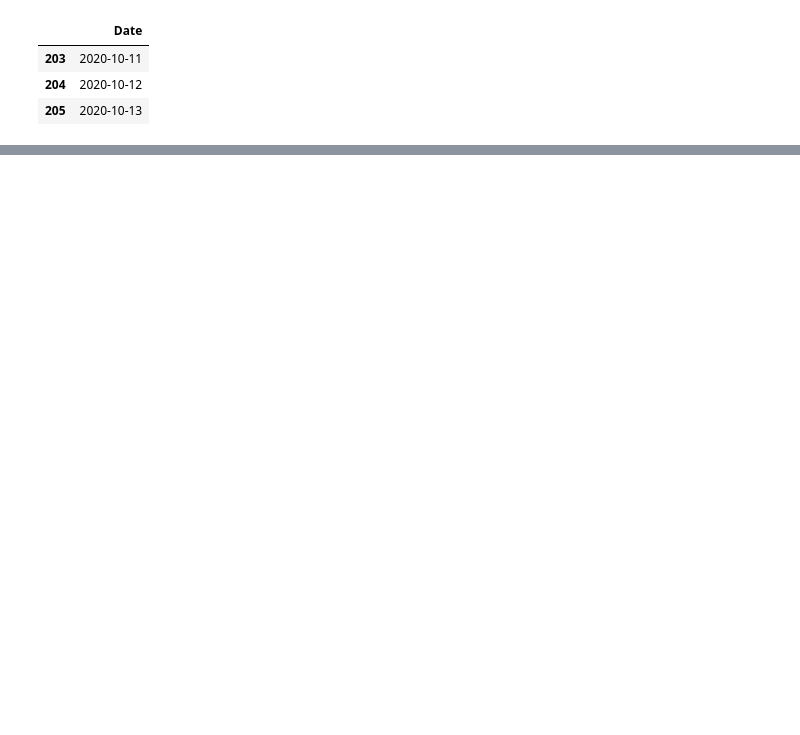
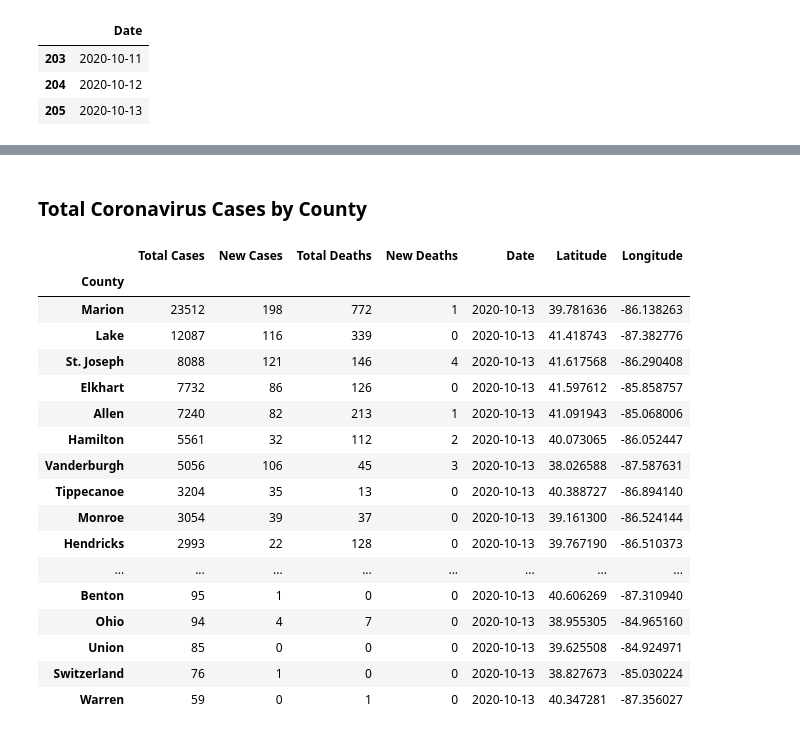
Before and after one commit to jbski/Covid19, a Jupyter notebook: Covid_19.ipynb, the cells around one changed output, grey strips where cells are left out. Drawn from its saved outputs; the diff is of its cells as text; code cells hidden in the pictures; blank space fills up the shorter version.

Commit message:
Update notebook with gmap information

```diff
--- a/Covid_19.ipynb
+++ b/Covid_19.ipynb
@@ -9,3 +12,6 @@ from config import rapid_api_key
 from config import rapidapi_host
 from pprint import pprint
 import datetime
+# %%
+pd.options.display.max_rows = 200
+pd.options.display.max_rows
@@ -255,5 +214,6 @@ covid_state_new_df.head(2)
 # %%
+# Import data from .csv files and create dataframes for state and county
 state_data_path = 'Resources/covid_state_df.csv'
 county_data_path = 'Resources/covid_county_df.csv'
-covid_state_df = pd.read_csv(state_data_path)
-covid_county_df = pd.read_csv(county_data_path)
+covid_state_df = pd.read_csv(state_data_path, index_col='State')
+covid_county_df = pd.read_csv(county_data_path, index_col='State')
@@ -297,6 +219,0 @@ df_cal.loc['California'].sort_values(by='Date', ascending=False)
-# %%
-covid_county_df.set_index('State')
-mask1 = covid_county_df['County'] == 'Fulton'
-
-covid_county_df=covid_county_df[mask1]
-covid_county_df
@@ -316,0 +261,6 @@ covid_county_df
+# %%
+# Create a dataframe based on county information
+covid_county_df.sort_values(by='Date', ascending=False, inplace=True)
+county_group = covid_county_df.groupby(['State', 'County'])
+covid_county_last_df = county_group.first()
+covid_county_last_df.sort_values(by=['State', 'Total Cases'], ascending=[False, False], inplace=True)
@@ -316,0 +283,25 @@ covid_county_df
+# %% [markdown]
+### Total Coronavirus Cases by County
+# %%
+# Show the total coronavirus cases by county in Indiana
+indiana_cases_by_county_df = covid_county_last_df.loc['Indiana']
+indiana_cases_by_county_df
+# %% [output]
+|  | Total Cases | New Cases | Total Deaths | New Deaths | Date | Latitude | Longitude |
+| County |  |  |  |  |  |  |  |
+| Marion | 23512 | 198 | 772 | 1 | 2020-10-13 | 39.781636 | -86.138263 |
+| Lake | 12087 | 116 | 339 | 0 | 2020-10-13 | 41.418743 | -87.382776 |
+| St. Joseph | 8088 | 121 | 146 | 4 | 2020-10-13 | 41.617568 | -86.290408 |
+| Elkhart | 7732 | 86 | 126 | 0 | 2020-10-13 | 41.597612 | -85.858757 |
+| Allen | 7240 | 82 | 213 | 1 | 2020-10-13 | 41.091943 | -85.068006 |
+| Hamilton | 5561 | 32 | 112 | 2 | 2020-10-13 | 40.073065 | -86.052447 |
+| Vanderburgh | 5056 | 106 | 45 | 3 | 2020-10-13 | 38.026588 | -87.587631 |
+| Tippecanoe | 3204 | 35 | 13 | 0 | 2020-10-13 | 40.388727 | -86.894140 |
+| Monroe | 3054 | 39 | 37 | 0 | 2020-10-13 | 39.161300 | -86.524144 |
+| Hendricks | 2993 | 22 | 128 | 0 | 2020-10-13 | 39.767190 | -86.510373 |
+| ... | ... | ... | ... | ... | ... | ... | ... |
+| Benton | 95 | 1 | 0 | 0 | 2020-10-13 | 40.606269 | -87.310940 |
+| Ohio | 94 | 4 | 7 | 0 | 2020-10-13 | 38.955305 | -84.965160 |
+| Union | 85 | 0 | 0 | 0 | 2020-10-13 | 39.625508 | -84.924971 |
+| Switzerland | 76 | 1 | 0 | 0 | 2020-10-13 | 38.827673 | -85.030224 |
+| Warren | 59 | 0 | 1 | 0 | 2020-10-13 | 40.347281 | -87.356027 |
```
Also changed, not shown: parts of 23 cells of this notebook, 1 other file.
